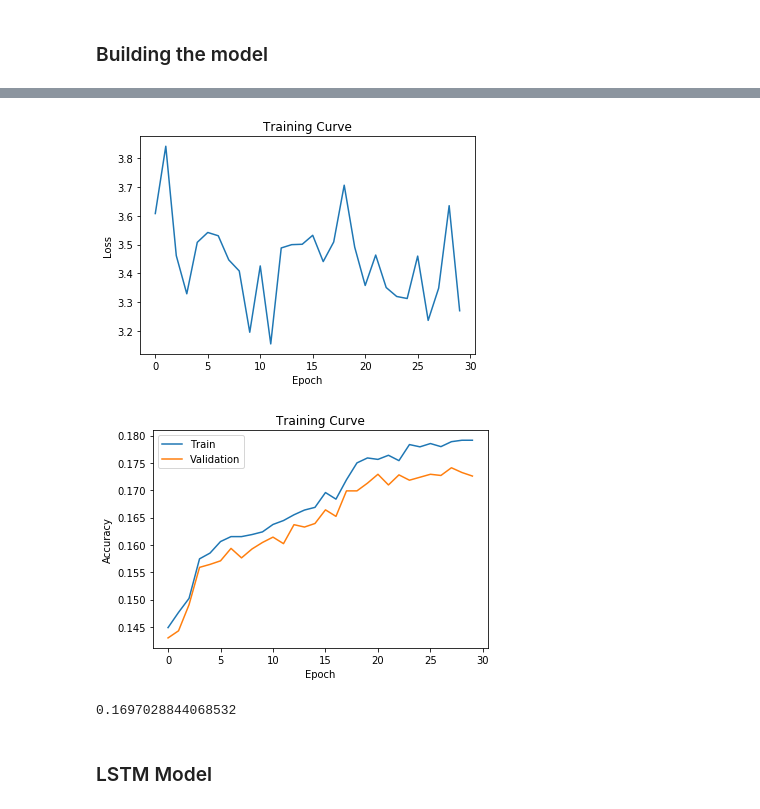
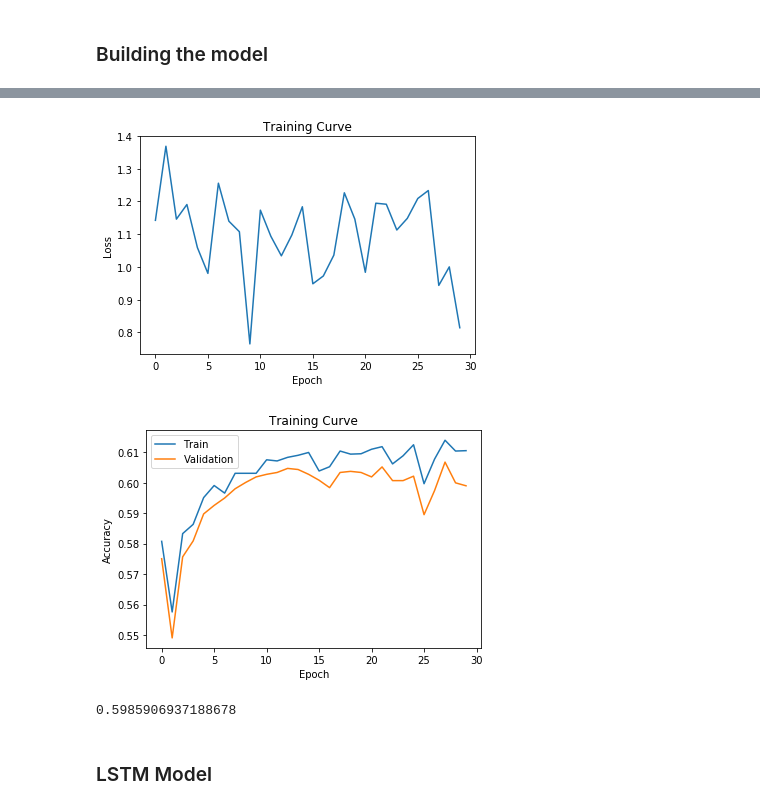
Before and after one commit to mohsenpour/PredictMoji, a Jupyter notebook: Base_Model.ipynb, the cells around one changed output, grey strips where cells are left out. Drawn from its saved outputs; the diff is of its cells as text; code cells hidden in the pictures.

Commit message:
Implemented Baseline model based on 6 classes only.

```diff
--- a/Base_Model.ipynb
+++ b/Base_Model.ipynb
@@ -154,3 +127,6 @@ def get_tweet_words(glove_vector):
     return train, valid, test
 # %%
 train, valid, test = get_tweet_words(glove)
+# %%
+num_classes = len(set([element[1].item() for element in train]))
+num_classes
@@ -169,3 +146,0 @@ len(train)
-# %%
-tweet_emb = glove_emb(train[0][0])
-tweet_emb.shape
@@ -219,7 +192,7 @@ class TweetRNN(nn.Module):
         out = self.fc(out[:, -1, :])
         return out
 
-model = TweetRNN(input_size=50, hidden_size=50, num_classes=len(interesting_labels.wanted_list))
+model = TweetRNN(input_size=50, hidden_size=50, num_classes=num_classes)
 # %%
 data_set.nunique()
 # %% [output]
@@ -308,0 +272,5 @@ get_accuracy(model, test_loader)
+# %%
+for i in range(10):
+    model = TweetRNN(input_size=50, hidden_size=50, num_classes=num_classes)
+    test_loader = TweetBatcher(test, batch_size=32, drop_last=False)
+    print(get_accuracy(model, test_loader))
@@ -341,7 +321,7 @@ def train_rnn_network(model, train, valid, num_epochs=5, learning_rate=1e-5):
     plt.legend(loc='best')
     plt.show()
 # %%
-model = TweetRNN(input_size=50, hidden_size=50, num_classes=len(interesting_labels.wanted_list))
+model = TweetRNN(input_size=50, hidden_size=100, num_classes=num_classes)
 train_loader = TweetBatcher(train, batch_size=64, drop_last=True)
 valid_loader = TweetBatcher(valid, batch_size=64, drop_last=False)
 train_rnn_network(model, train_loader, valid_loader, num_epochs=30, learning_rate=2e-4)
@@ -367,6 +347,6 @@ Epoch 30; Loss 3.270467; Train Acc 0.179142; Val Acc 0.172593
-[figure, old version]
+[figure, new version]
-[figure, old version]
+[figure, new version]
-0.1697028844068532
+0.5985906937188678
 # %% [markdown]
 ### LSTM Model
 # %%
```
Also changed, not shown: parts of 28 cells of this notebook.
